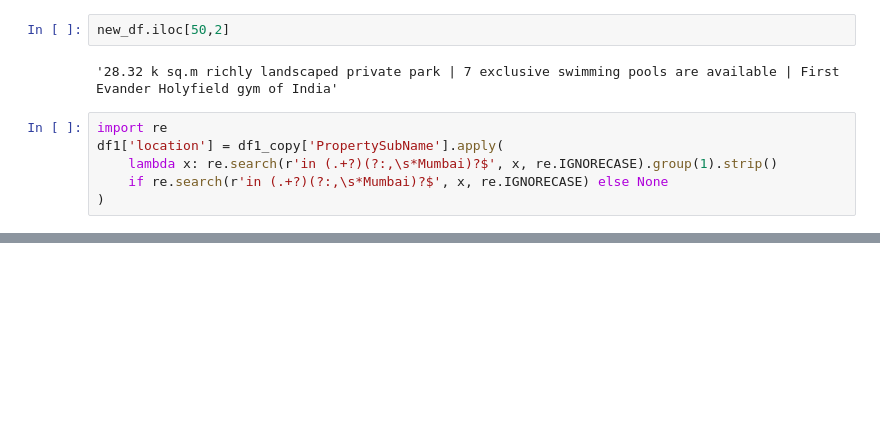
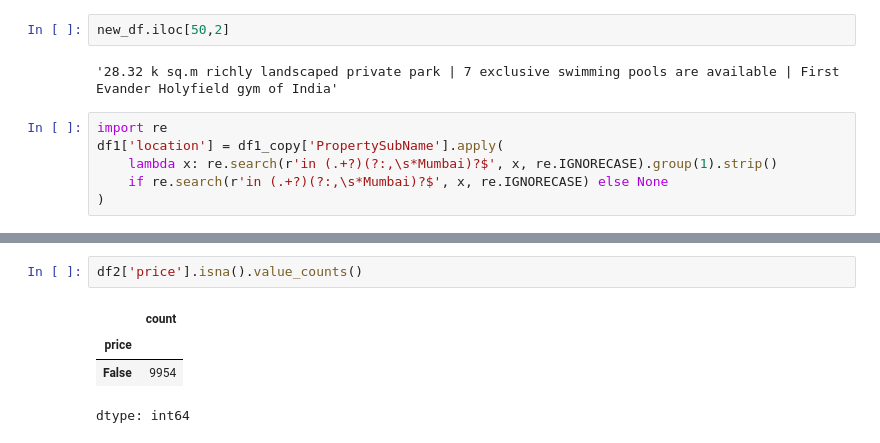
Before and after one commit to ShlokBagwe/Realytics-End-to-End-Real-Estate-Intelligence-Platform, a Jupyter notebook: Real_Estate_Data_Merge.ipynb, the cells around one changed output, grey strips where cells are left out. Drawn from its saved outputs; the diff is of its cells as text; blank space fills up the shorter version.

```diff
--- a/Real_Estate_Data_Merge.ipynb
+++ b/Real_Estate_Data_Merge.ipynb
@@ -241,0 +252,7 @@ new_df = new_df.merge(df1[['propertyname','location']],on='propertyname', how='l
+# %%
+df2['price'].isna().value_counts()
+# %% [output]
+|  | count |
+| price |  |
+| False | 9954 |
+dtype: int64
```
Also changed, not shown: parts of 19 cells of this notebook.
